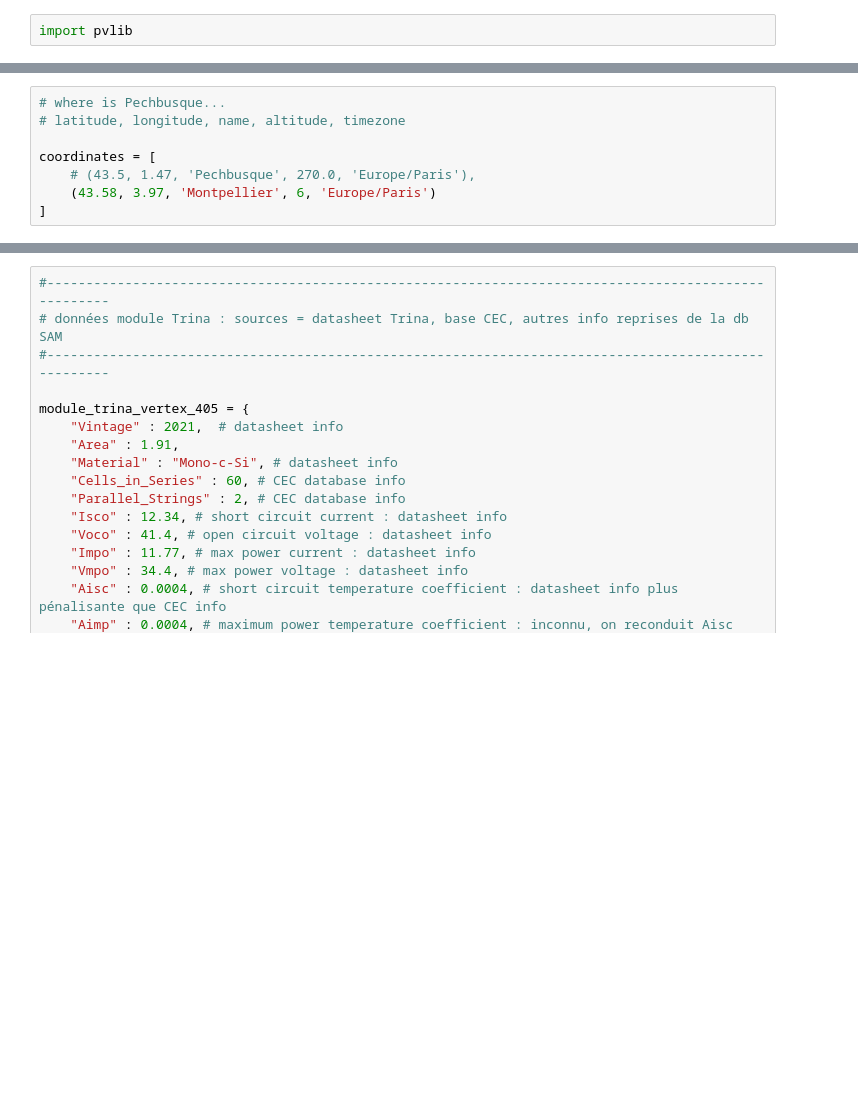
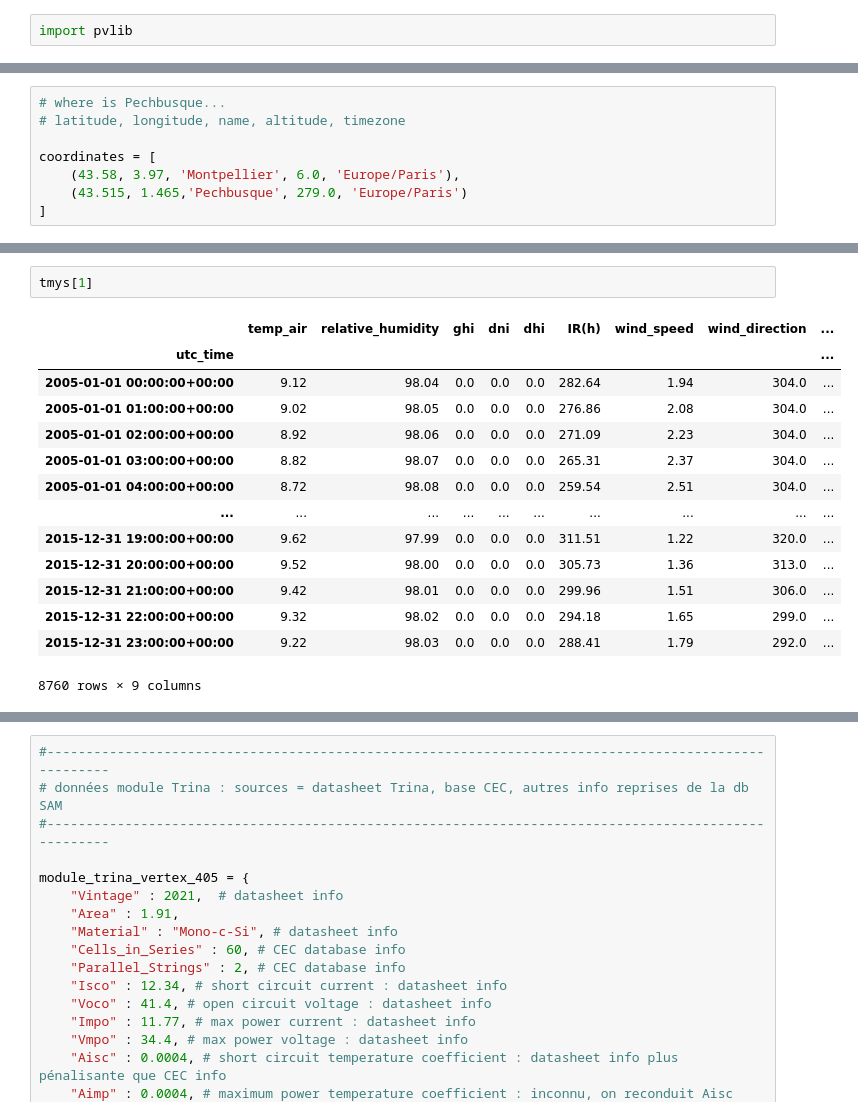
Before and after one commit to BenjaminDeporte/PV, a Jupyter notebook: Code/TutoPVlib.ipynb, the cells around one changed output, grey strips where cells are left out. Drawn from its saved outputs; the diff is of its cells as text; blank space fills up the shorter version.

```diff
--- a/Code/TutoPVlib.ipynb
+++ b/Code/TutoPVlib.ipynb
@@ -9,6 +50,6 @@ import pvlib
 # latitude, longitude, name, altitude, timezone
 
 coordinates = [
-    # (43.5, 1.47, 'Pechbusque', 270.0, 'Europe/Paris'),
-    (43.58, 3.97, 'Montpellier', 6, 'Europe/Paris')
+    (43.58, 3.97, 'Montpellier', 6.0, 'Europe/Paris'),
+    (43.515, 1.465,'Pechbusque', 279.0, 'Europe/Paris')
 ]
@@ -14,0 +86,17 @@ coordinates = [
+# %%
+tmys[1]
+# %% [output]
+|  | temp_air | relative_humidity | ghi | dni | dhi | IR(h) | wind_speed | wind_direction | ... |
+| utc_time |  |  |  |  |  |  |  |  | ... |
+| 2005-01-01 00:00:00+00:00 | 9.12 | 98.04 | 0.0 | 0.0 | 0.0 | 282.64 | 1.94 | 304.0 | ... |
+| 2005-01-01 01:00:00+00:00 | 9.02 | 98.05 | 0.0 | 0.0 | 0.0 | 276.86 | 2.08 | 304.0 | ... |
+| 2005-01-01 02:00:00+00:00 | 8.92 | 98.06 | 0.0 | 0.0 | 0.0 | 271.09 | 2.23 | 304.0 | ... |
+| 2005-01-01 03:00:00+00:00 | 8.82 | 98.07 | 0.0 | 0.0 | 0.0 | 265.31 | 2.37 | 304.0 | ... |
+| 2005-01-01 04:00:00+00:00 | 8.72 | 98.08 | 0.0 | 0.0 | 0.0 | 259.54 | 2.51 | 304.0 | ... |
+| ... | ... | ... | ... | ... | ... | ... | ... | ... | ... |
+| 2015-12-31 19:00:00+00:00 | 9.62 | 97.99 | 0.0 | 0.0 | 0.0 | 311.51 | 1.22 | 320.0 | ... |
+| 2015-12-31 20:00:00+00:00 | 9.52 | 98.00 | 0.0 | 0.0 | 0.0 | 305.73 | 1.36 | 313.0 | ... |
+| 2015-12-31 21:00:00+00:00 | 9.42 | 98.01 | 0.0 | 0.0 | 0.0 | 299.96 | 1.51 | 306.0 | ... |
+| 2015-12-31 22:00:00+00:00 | 9.32 | 98.02 | 0.0 | 0.0 | 0.0 | 294.18 | 1.65 | 299.0 | ... |
+| 2015-12-31 23:00:00+00:00 | 9.22 | 98.03 | 0.0 | 0.0 | 0.0 | 288.41 | 1.79 | 292.0 | ... |
+8760 rows × 9 columns
```
Also changed, not shown: parts of 36 cells of this notebook, 1 other file.
